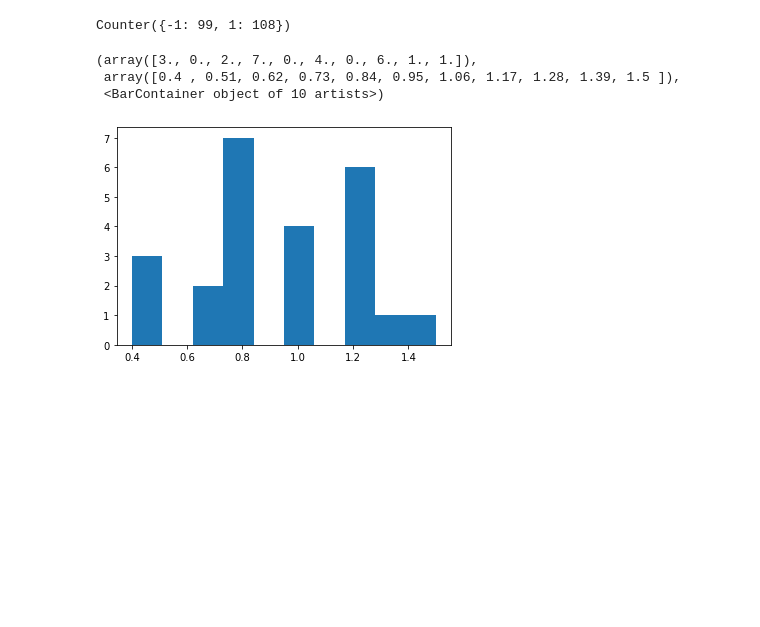
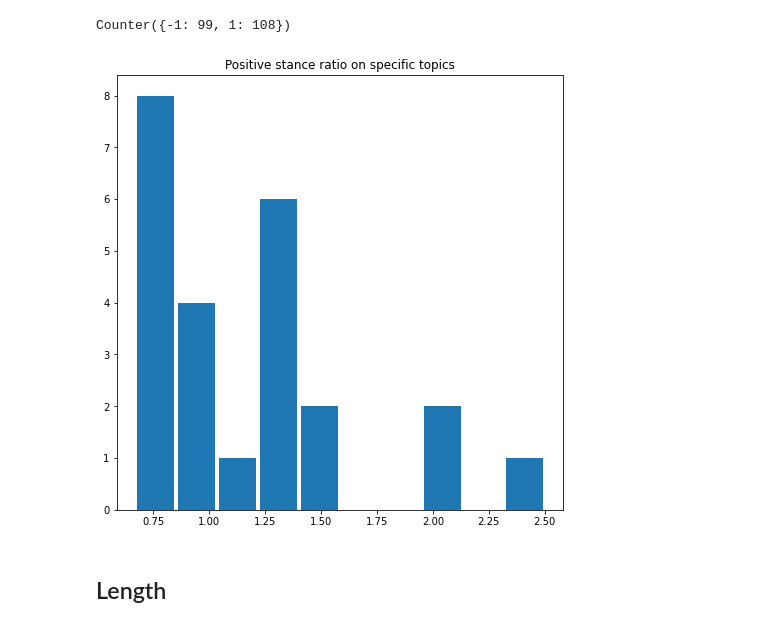
Before and after one commit to codingFerryman/ArgMin21, a Jupyter notebook: src/explorations.ipynb, the cells around one changed output. Drawn from its saved outputs; the diff is of its cells as text; code cells hidden in the pictures; blank space fills up the shorter version.

```diff
--- a/src/explorations.ipynb
+++ b/src/explorations.ipynb
@@ -98,16 +109,18 @@ counter
 # %% [output]
 Counter({-1: 99, 1: 108})
 # %%
-ratios = []
+pos_ratios = []
 for topic in set(kp_df.topic):
     _stance = kp_df[kp_df.topic == topic].stance
     _counter = Counter(_stance)
-    _counter_val = list(_counter.values())
-    ratios.append(_counter_val[0]/_counter_val[1])
+    _counter_sorted = sorted(_counter.items())
+    pos_ratios.append(_counter_sorted[1][1]/_counter_sorted[0][1])
-# %%
-plt.hist(ratios)
-# %% [output]
-(array([3., 0., 2., 7., 0., 4., 0., 6., 1., 1.]),
- array([0.4 , 0.51, 0.62, 0.73, 0.84, 0.95, 1.06, 1.17, 1.28, 1.39, 1.5 ]),
- <BarContainer object of 10 artists>)
-[figure, removed]
+# %%
+fig = plt.figure(figsize=(8,8))
+plt.hist(pos_ratios, rwidth=0.9)
+plt.title("Positive stance ratio on specific topics")
+plt.show()
+# %% [output]
+[figure, added]
+# %% [markdown]
+## Length
```
Also changed, not shown: parts of 10 cells of this notebook.
